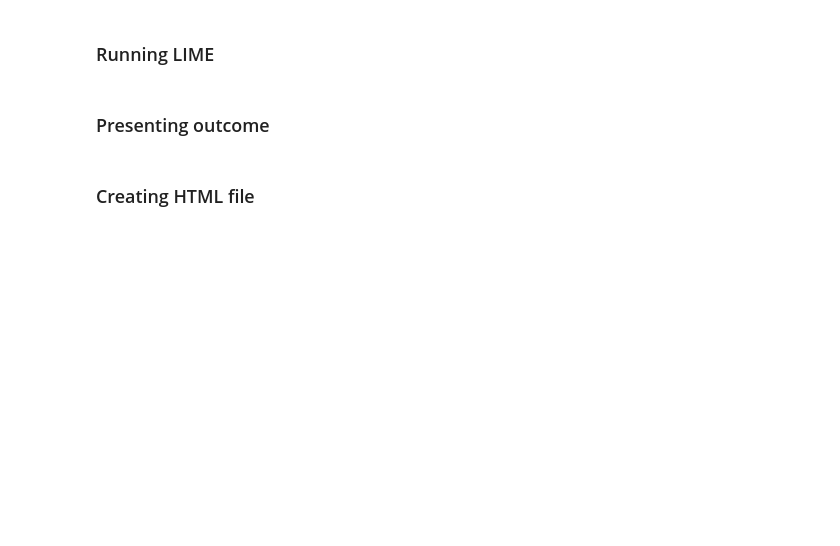
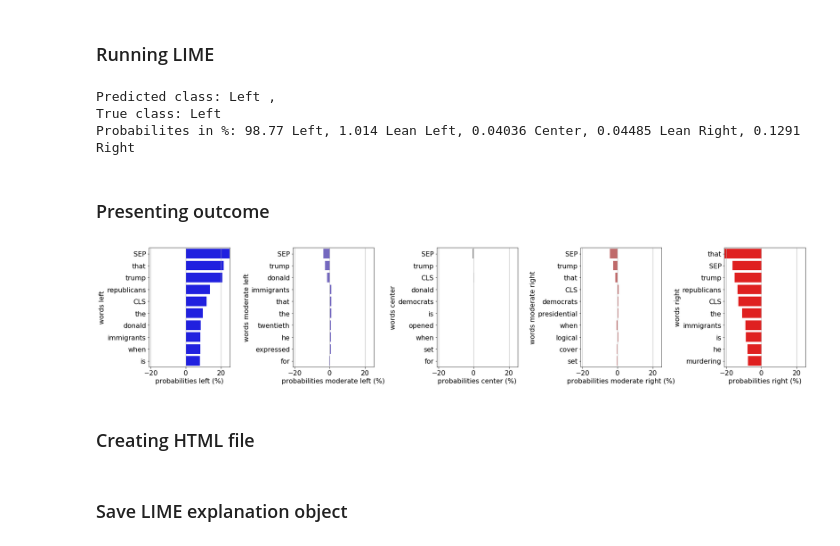
Before and after one commit to Tobias-K93/media-bias-prediction, a Jupyter notebook: LIME_notebook.ipynb, the cells around one changed output. Saved outputs shown, nothing was run; the diff lists cells and outputs as text; code cells hidden in the pictures; blank space fills up the shorter version.

Commit message:
lime notebook adjustments

```diff
--- a/LIME_notebook.ipynb
+++ b/LIME_notebook.ipynb
@@ -157,9 +184,11 @@ model.load_state_dict(checkpoint['model'])
 # %%
-lime_text = text_val
+lime_text = text_test
 true_labels = ['Left', 'Lean Left', 'Center', 'Lean Right', 'Right']
-true_values = bias_val.numpy()
-lime_predict_fct__mask = mask_val
+true_values = bias_test.numpy()
+lime_predict_fct__mask = mask_test
 num_plots = len(true_labels)
+predicted_labels = true_labels
+palette = {'Left': 'blue', 'Lean Left': 'slateblue', 'Center': 'grey', 'Lean Right': 'indianred', 'Right': 'red'}
 # %%
 def prediction_fct(text_input):
     '''
@@ -201,8 +249,8 @@ pprint(text_string)
 ### Running LIME
 # %%
 # # create explaination object
-explainer = LimeTextExplainer(class_names=true_labels) # ['Left', 'Center', 'Right']
-exp = explainer.explain_instance(text_string, prediction_fct, num_features=10, labels=[0,1,2,3,4], num_samples=5000) # labels=[0,1,2,3,4], top_labels=5
+#explainer = LimeTextExplainer(class_names=true_labels) # ['Left', 'Center', 'Right']
+#exp = explainer.explain_instance(text_string, prediction_fct, num_features=10, labels=[0,1,2,3,4], num_samples=10000) # labels=[0,1,2,3,4], top_labels=5
 
 predected_probs = prediction_fct([text_string])
 print(f'Predicted class: {predicted_labels[np.argmax(predected_probs)]} ,')
@@ -216,6 +264,10 @@ word_prob_pairs_moderate_left = exp.as_list(label=1)
 word_prob_pairs_center = exp.as_list(label=2) # 1
 word_prob_pairs_moderate_right = exp.as_list(label=3)
 word_prob_pairs_right = exp.as_list(label=4) # 2
+# %% [output]
+Predicted class: Left ,
+True class: Left
+Probabilites in %: 98.77 Left, 1.014 Lean Left, 0.04036 Center, 0.04485 Lean Right, 0.1291 Right
 # %% [markdown]
 ### Presenting outcome
 # %%
@@ -242,20 +294,22 @@ lime_df
 # %%
 ### Plot LIME results
 general_font_size = 'medium'
 plt.rcParams.update({'font.size': 16})
 lime_df_columns = list(lime_df.columns)
 
 fig, axes = plt.subplots(1,num_plots, figsize=[24,5])
 # selecting min/max probability values from dataframe
 lime_max = int(np.ceil(np.max(np.array(lime_df.iloc[:,[i for i in range(len(lime_df_columns)) if i%2==1]]))))
 lime_min = int(np.floor(np.min(np.array(lime_df.iloc[:,[i for i in range(len(lime_df_columns)) if i%2==1]]))))
 
 for i in range(num_plots):
-    sns.barplot(lime_df_columns[i*2+1], lime_df_columns[i*2], data=lime_df, color=train_palette[predicted_labels[i]], ax=axes[i])
+    sns.barplot(lime_df_columns[i*2+1], lime_df_columns[i*2], data=lime_df, color=palette[predicted_labels[i]], ax=axes[i])
     axes[i].set_xlim([lime_min,lime_max])
-#    axes[i].set_xticks(range(lime_min,lime_max,5))
+#    axes[i].set_xticks(range(lime_min,lime_max,10))
     axes[i].grid(True, axis='x')
 
 fig.tight_layout()
+# %% [output]
+[figure, added]
 # %% [markdown]
 ### Creating HTML file
@@ -266 +322,3 @@ with open("lime_example.html", "w") as file:
     file.write(html_lime)
+# %% [markdown]
+### Save LIME explanation object
```
Also changed, not shown: parts of 13 cells of this notebook.
